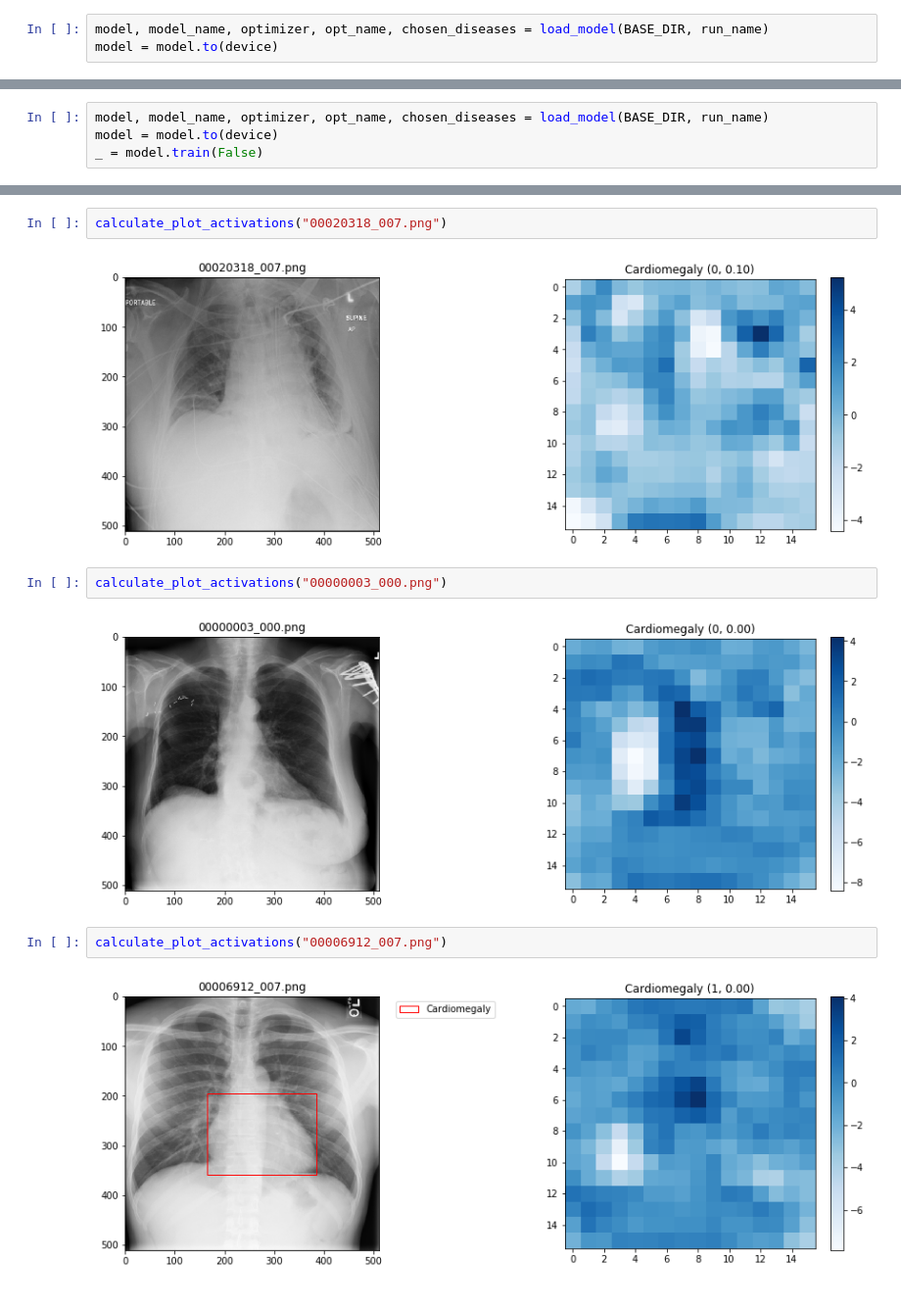
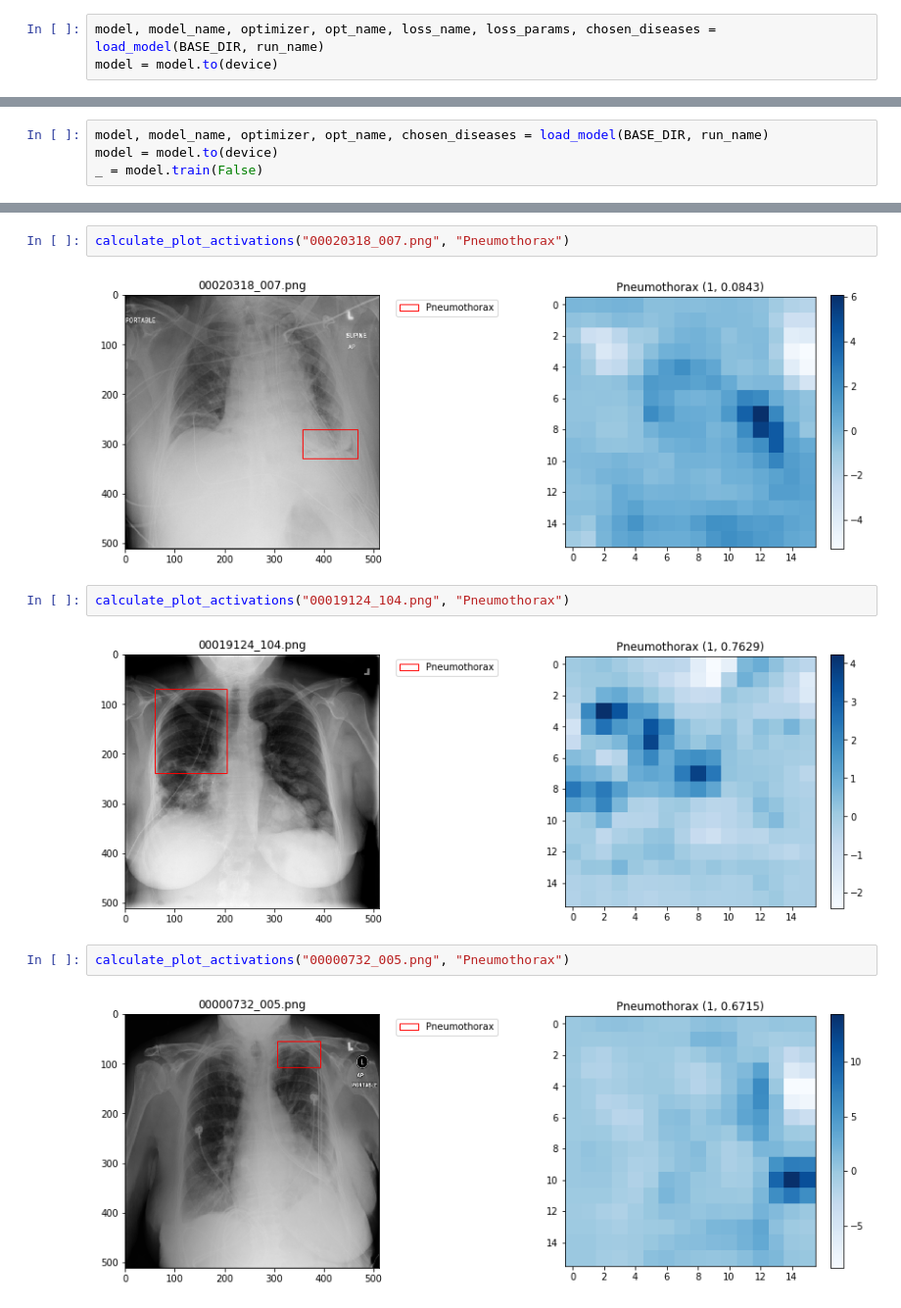
Before and after one commit to pdpino/cxr8, a Jupyter notebook: Testing.ipynb, the cells around one changed output, grey strips where cells are left out. Shown at 98% size. Cells and saved outputs as stored; diff of their text form.

```diff
--- a/Testing.ipynb
+++ b/Testing.ipynb
@@ -20,7 +20,7 @@ device(type='cuda')
 # %%
 run_name = "1121_180210_resnet_v3_wd0.5_Cardiomegaly"
 # %%
-model, model_name, optimizer, opt_name, chosen_diseases = load_model(BASE_DIR, run_name)
+model, model_name, optimizer, opt_name, loss_name, loss_params, chosen_diseases = load_model(BASE_DIR, run_name)
 model = model.to(device)
 # %%
 _ = model.train(False)
@@ -184,12 +175,12 @@ calculate_plot_activations(TP[0], disease_name="Pneumothorax")
 # %%
-calculate_plot_activations("00020318_007.png")
+calculate_plot_activations("00020318_007.png", "Pneumothorax")
 # %% [output]
-[figure, old version]
+[figure, new version]
 # %%
-calculate_plot_activations("00000003_000.png")
+calculate_plot_activations("00019124_104.png", "Pneumothorax")
 # %% [output]
-[figure, old version]
+[figure, new version]
 # %%
-calculate_plot_activations("00006912_007.png")
+calculate_plot_activations("00000732_005.png", "Pneumothorax")
 # %% [output]
-[figure, old version]
+[figure, new version]
```
Also changed, not shown: parts of 19 cells of this notebook, 11 other files.
